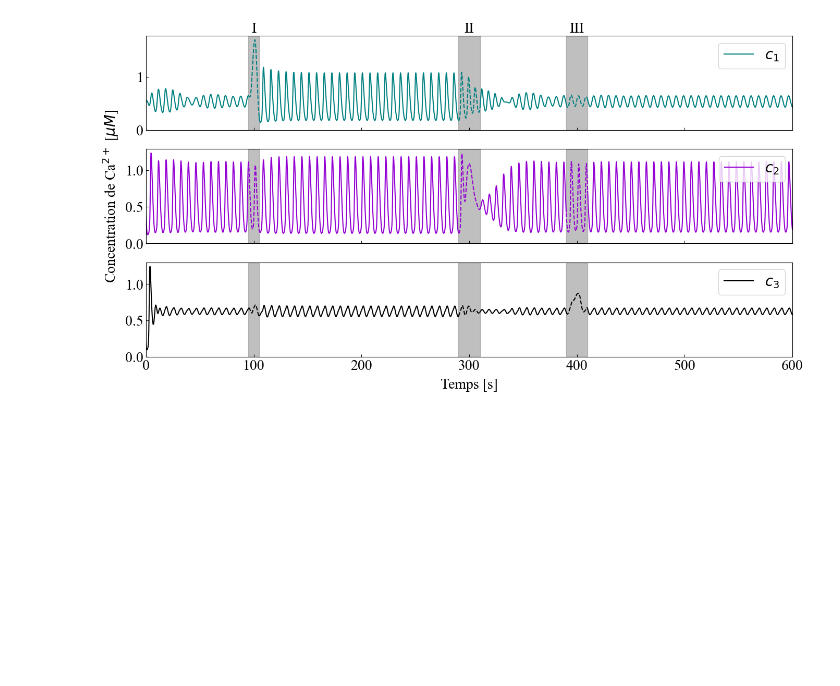
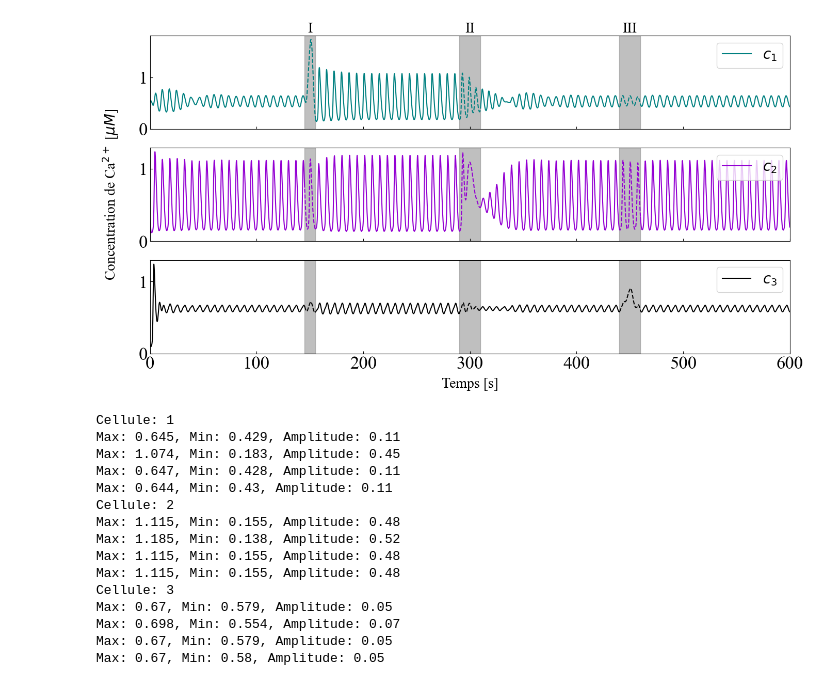
Before and after one commit to Charles-EricLaf/Chaos-PHY-2502-_H24, a Jupyter notebook: Code_ZRJ_V1.ipynb, the cells around one changed output. Saved outputs shown, nothing was run; the diff lists cells and outputs as text; code cells hidden in the pictures; blank space fills up the shorter version.

```diff
--- a/Code_ZRJ_V1.ipynb
+++ b/Code_ZRJ_V1.ipynb
@@ -437,8 +355,15 @@ def animate_c_vs_h(N, sol):
     plt.show()
     # ani.save("animation.gif")
 # %%
-import multiprocessing.queues
 
+def injection_sin(t, positions, widths, amps):
+    somme, valid = 0, False
+    for pos, width,amp in zip(positions,widths,amps):
+        if ((t >= pos - width/2) and (t <= pos + width/2)):
+            valid = True
+            somme += 0.5*amp*(np.sin(((2)*np.pi/width)*(t-pos) + (np.pi/2)) + 1)
+    if valid: return somme
+    else: return 0
 
 def injection_gauss(t, positions, widths, amps):
     """
@@ -451,10 +376,12 @@ def injection_gauss(t, positions, widths, amps):
     Returns :
         Valeur de l'injection au temps t
     """
+
     somme, valid = 0, False
     for pos, width,amp in zip(positions,widths,amps):
+        sigma = width / (2*np.sqrt(2*np.log(100)))
         if ((t >= pos - width/2) and (t <= pos + width/2)): valid = True
-        somme += amp*np.exp(-0.5*((t-pos)/(width/6))**2)
+        somme += amp*np.exp(-0.5*((t-pos)/(sigma))**2)
     if valid: return somme
     else: return 0
 
@@ -467,37 +394,63 @@ def get_solution_N_cell(N, t_span,c0,h0,p,kf,interactions,injections,graph=True)
         n = injection[0].replace("$","").replace("c_","")
         c_mod_dict[n] = c_mod_dict.get(n,{"Positions":[],"Widths":[],"Amplitudes":[]})
         c_mod_dict[n]["Positions"].append(injection[1])
         c_mod_dict[n]["Widths"].append(injection[2])
         c_mod_dict[n]["Amplitudes"].append(injection[3])
     c_mod_list = sorted(c_mod_dict.items())
     c_mod = [lambda x,mod=mod: injection_gauss(x,mod["Positions"],mod["Widths"],mod["Amplitudes"]) for n,mod in c_mod_list]
-    # c_mod = [lambda x: injection_gauss(x,[600],[40],[-0.1]), lambda x: injection_gauss(x,[800],[40],[0.2]), lambda x: injection_gauss(x,[200,1000],[20,20],[0.3,0.3])]
     sol = general(t_span,c0,h0,p,kf,interactions,c_mod)
     t_span_inv = [t_span[1], t_span[0], t_span[2]]
     sol_inv = general(t_span_inv,c0,h0,p,kf,interactions,c_mod)
     # animate_c_vs_h(N,sol)
     if graph: graph_c_vs_t(sol, injections, N,t_span)
-    # graph_c_vs_t(sol_inv, injections, N)
-    # graph_h_vs_t(sol, injections, N)
-    # graph_h_vs_t(sol_inv, injections, N)
     return sol, sol_inv
 
 # General perturbations
 N = 3
 t_span = [0,600,10000]
 t = np.linspace(t_span[0], t_span[1], t_span[2])
 interactions = [[0,5,5],
                 [0,0,5],
                 [0,0,0]] # Les valeurs sont divisées par 100
 
 c0 = [0.53,0.4, 0.2]
 h0 = [0.6,0.5, 0.1]
 
 p = np.array([0.27,0.26,0.33])
 kf = np.array([28,28,28])
 
-injections = [["$c_1$",100,10,1],["$c_2$",300,20,0.5],["$c_3$",400,20,0.3]] # [No. cellule, temps d'injection, durée de l'injection, amplitude injection] dans l'ordre chronologique
-# injections = []
+injections = [["$c_1$",150,10,1],["$c_2$",300,20,0.5],["$c_3$",450,20,0.3]] # [No. cellule, temps d'injection, durée de l'injection, amplitude injection] dans l'ordre chronologique
 sol, sol_inv = get_solution_N_cell(N,t_span,c0,h0,p,kf,interactions,injections)
+
+for n in range(len(injections)):
+    # plt.figure(figsize=(16,8))
+    # plt.plot(t,sol[N+n])
+    print(f"Cellule: {n+1}")
+    for name, pos, width, amp in injections:
+        index = int((pos-width/2)*t_span[2]/t_span[1])
+        index_range = int((pos-width/2 - 20)*t_span[2]/t_span[1])
+        c_max, c_min = np.max(sol[N+n][index_range:index]), np.min(sol[N+n][index_range:index])
+        print(f"Max: {round(c_max,3)}, Min: {round(c_min,3)}, Amplitude: {round((c_max-c_min)/2,2)}")
+        # plt.hlines(y=[c_max,c_min], xmin=[pos-width/2 - 20,pos-width/2 - 20], xmax=[pos-width/2,pos-width/2], colors=["red","red"], linewidth=[2,2])
+    index_range = int((width/2 + 20)*t_span[2]/t_span[1])
+    c_max, c_min = np.max(sol[N+n][-index_range:]), np.min(sol[N+n][-index_range:])
+    print(f"Max: {round(c_max,3)}, Min: {round(c_min,3)}, Amplitude: {round((c_max-c_min)/2,2)}")
+    # plt.hlines(y=[c_max,c_min], xmin=[t_span[1]-width/2 - 20,t_span[1]-width/2 - 20], xmax=[t_span[1], t_span[1]], colors=["red","red"], linewidth=[2,2])
+    # plt.show()
 # %% [output]
-[figure, old version]
+[figure, new version]
+Cellule: 1
+Max: 0.645, Min: 0.429, Amplitude: 0.11
+Max: 1.074, Min: 0.183, Amplitude: 0.45
+Max: 0.647, Min: 0.428, Amplitude: 0.11
+Max: 0.644, Min: 0.43, Amplitude: 0.11
+Cellule: 2
+Max: 1.115, Min: 0.155, Amplitude: 0.48
+Max: 1.185, Min: 0.138, Amplitude: 0.52
+Max: 1.115, Min: 0.155, Amplitude: 0.48
+Max: 1.115, Min: 0.155, Amplitude: 0.48
+Cellule: 3
+Max: 0.67, Min: 0.579, Amplitude: 0.05
+Max: 0.698, Min: 0.554, Amplitude: 0.07
+Max: 0.67, Min: 0.579, Amplitude: 0.05
+Max: 0.67, Min: 0.58, Amplitude: 0.05
```
Also changed, not shown: parts of 7 cells of this notebook.
